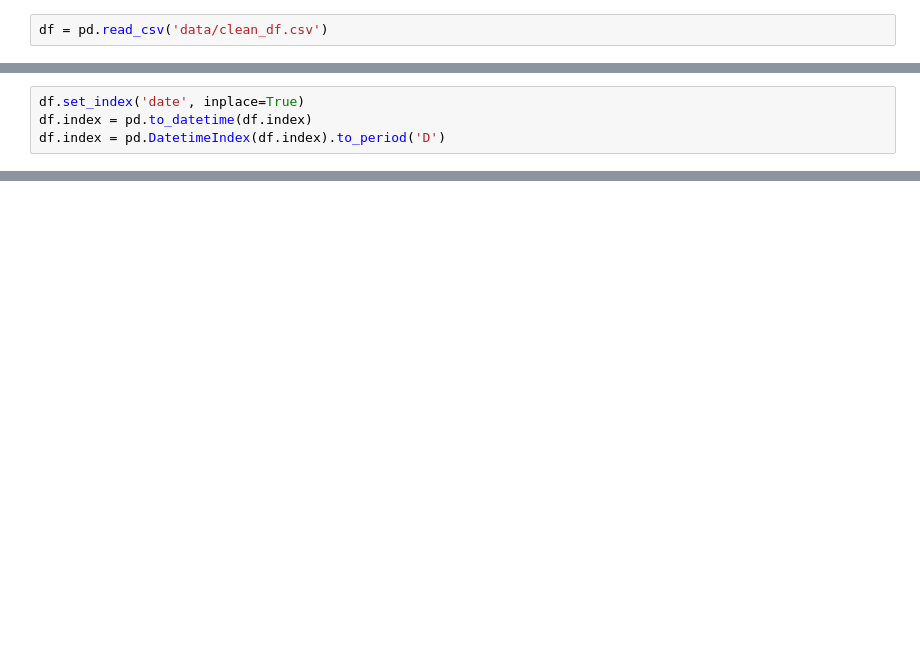
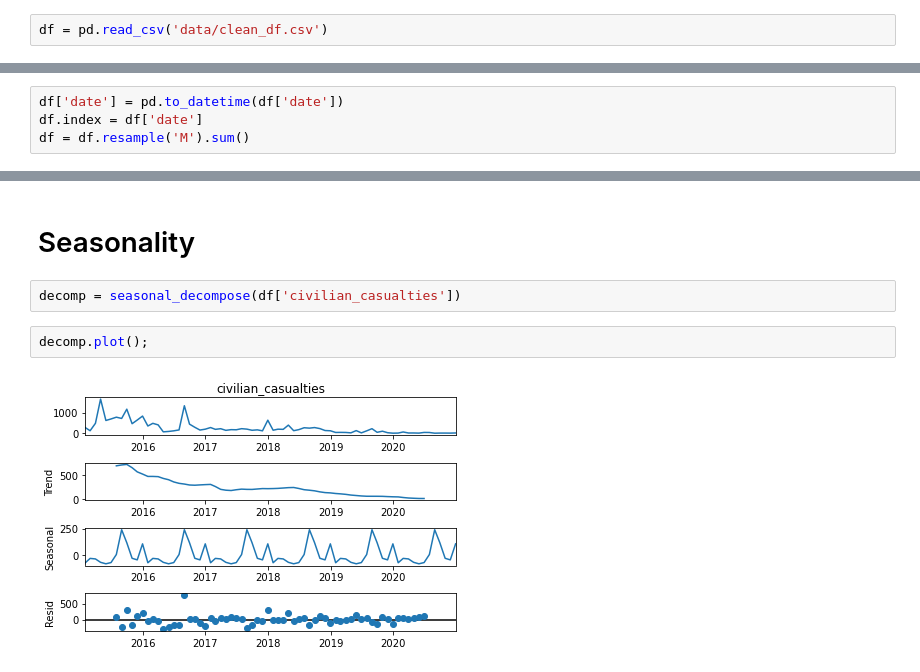
Before and after one commit to gnelsonpr6/yemen_air_raids, a Jupyter notebook: modeling_garrett_arima.ipynb, the cells around one changed output, grey strips where cells are left out. Cells and saved outputs as stored; diff of their text form; blank space fills up the shorter version.

```diff
--- a/modeling_garrett_arima.ipynb
+++ b/modeling_garrett_arima.ipynb
@@ -27,6 +31,6 @@ df.head()
 | 3 | 2015-03-26 | 4 | Sanaa | al-sab'ein | Al-Nahdain | Presidential Palace | military_security_target | military site | ... |
 | 4 | 2015-03-26 | 5 | Sanaa | al-thawrah | Al-Nahdhah | Former 1st Armoured Division | military_security_target | military site | ... |
 # %%
-df.set_index('date', inplace=True)
-df.index = pd.to_datetime(df.index)
-df.index = pd.DatetimeIndex(df.index).to_period('D')
+df['date'] = pd.to_datetime(df['date'])
+df.index = df['date']
+df = df.resample('M').sum()
@@ -32,0 +54,8 @@ df.index = pd.DatetimeIndex(df.index).to_period('D')
+# %% [markdown]
+# Seasonality
+# %%
+decomp = seasonal_decompose(df['civilian_casualties'])
+# %%
+decomp.plot();
+# %% [output]
+[figure, added]
```
Also changed, not shown: parts of 16 cells of this notebook.
